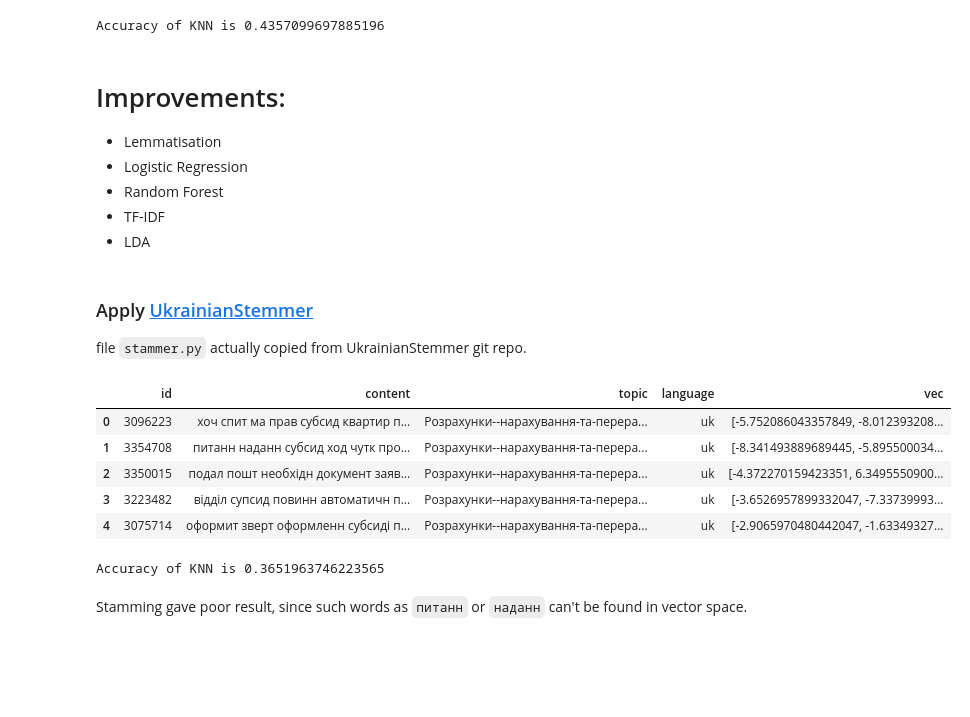
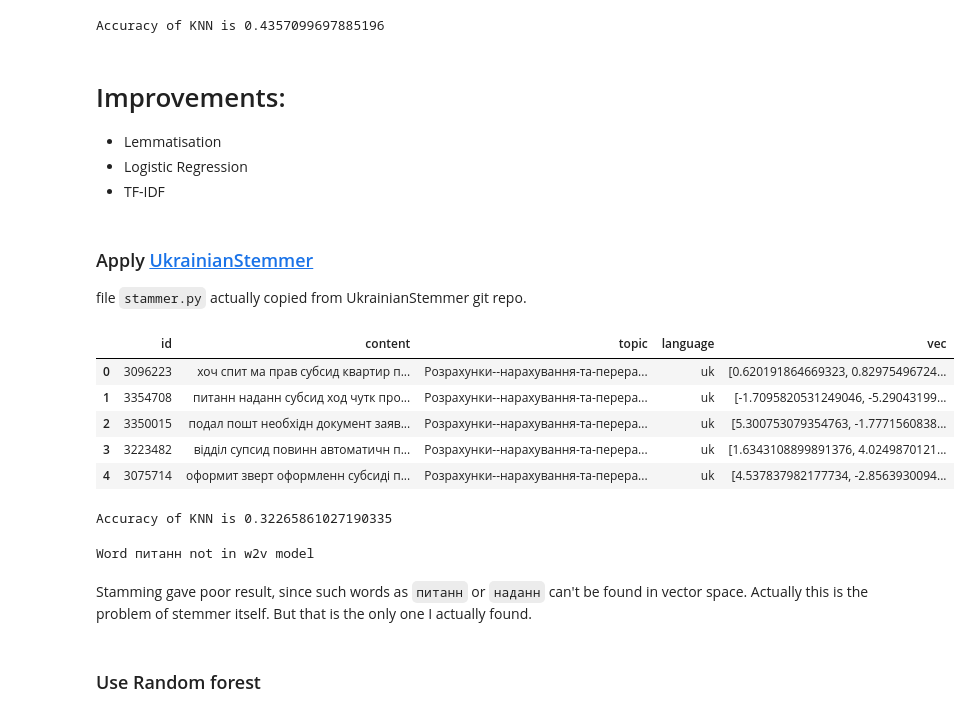
Before and after one commit to IvanProdaiko94/UCU-nlp-hw-4, a Jupyter notebook: neural-embeddings.ipynb, the cells around one changed output. Drawn from its saved outputs; the diff is of its cells as text; code cells hidden in the pictures; blank space fills up the shorter version.

```diff
--- a/neural-embeddings.ipynb
+++ b/neural-embeddings.ipynb
@@ -234,9 +233,7 @@ Accuracy of KNN is 0.4357099697885196
 
 - Lemmatisation
 - Logistic Regression
-- Random Forest
 - TF-IDF
-- LDA
 # %% [markdown]
 ### Apply [UkrainianStemmer](https://github.com/Amice13/ukr_stemmer)
 
@@ -252,13 +247,15 @@ uk_lammatized["content"] = uk_lammatized["content"].apply(
     )
 )
 # %%
-uk_lammatized["vec"] = uk_lammatized["content"].apply(lambda x: sent2vecs(w2v, x))
+w2v_lematized = KeyedVectors.load_word2vec_format('./news.lowercased.lemmatized.word2vec.300d')
+
+uk_lammatized["vec"] = uk_lammatized["content"].apply(lambda x: sent2vecs(w2v_lematized, x))
 uk_lammatized.head()
 # %% [output]
 |  | id | content | topic | language | vec |
-| 0 | 3096223 | хоч спит ма прав субсид квартир п... | Розрахунки--нарахування-та-перера... | uk | [-5.752086043357849, -8.012393208... |
-| 1 | 3354708 | питанн наданн субсид ход чутк про... | Розрахунки--нарахування-та-перера... | uk | [-8.341493889689445, -5.895500034... |
-| 2 | 3350015 | подал пошт необхідн документ заяв... | Розрахунки--нарахування-та-перера... | uk | [-4.372270159423351, 6.3495550900... |
-| 3 | 3223482 | відділ супсид повинн автоматичн п... | Розрахунки--нарахування-та-перера... | uk | [-3.6526957899332047, -7.33739993... |
-| 4 | 3075714 | оформит зверт оформленн субсиді п... | Розрахунки--нарахування-та-перера... | uk | [-2.9065970480442047, -1.63349327... |
+| 0 | 3096223 | хоч спит ма прав субсид квартир п... | Розрахунки--нарахування-та-перера... | uk | [0.620191864669323, 0.82975496724... |
+| 1 | 3354708 | питанн наданн субсид ход чутк про... | Розрахунки--нарахування-та-перера... | uk | [-1.7095820531249046, -5.29043199... |
+| 2 | 3350015 | подал пошт необхідн документ заяв... | Розрахунки--нарахування-та-перера... | uk | [5.300753079354763, -1.7771560838... |
+| 3 | 3223482 | відділ супсид повинн автоматичн п... | Розрахунки--нарахування-та-перера... | uk | [1.6343108899891376, 4.0249870121... |
+| 4 | 3075714 | оформит зверт оформленн субсиді п... | Розрахунки--нарахування-та-перера... | uk | [4.537837982177734, -2.8563930094... |
 # %%
@@ -266,10 +263,19 @@ train, test = train_test_split(uk_lammatized, random_state=42)
 # %%
 knn = KNeighborsClassifier(n_neighbors=20, metric='cosine')
-knn.fit(np.vstack(train["vec"].values), train["topic"].values)
-prediction = knn.predict(np.vstack(test["vec"].values))
+knn.fit(np.vstack(train_lem["vec"].values), train_lem["topic"].values)
+prediction = knn.predict(np.vstack(test_lem["vec"].values))
 
-print("Accuracy of KNN is {}".format(len(test[test["topic"] == prediction]) / len(test)))
+print("Accuracy of KNN is {}".format(len(test_lem[test_lem["topic"] == prediction]) / len(test_lem)))
 # %% [output]
-Accuracy of KNN is 0.3651963746223565
+Accuracy of KNN is 0.32265861027190335
+# %%
+try:
+    w2v_lematized.get_vector('питанн')
+except:
+    print("Word {} not in w2v model".format('питанн'))
+# %% [output]
+Word питанн not in w2v model
 # %% [markdown]
-Stamming gave poor result, since such words as `питанн` or `наданн` can't be found in vector space.
+Stamming gave poor result, since such words as `питанн` or `наданн` can't be found in vector space. Actually this is the problem of stemmer itself. But that is the only one I actually found.
+# %% [markdown]
+### Use Random forest
```
Also changed, not shown: parts of 16 cells of this notebook, 1 other file.
